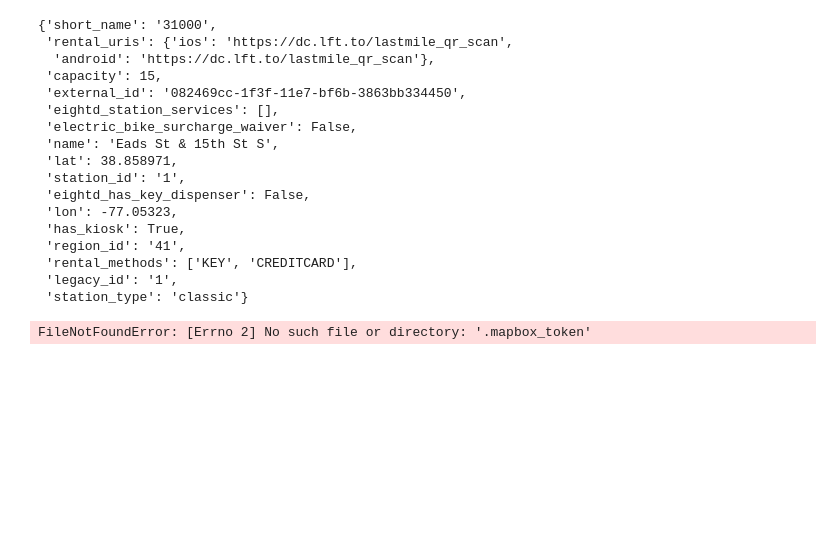
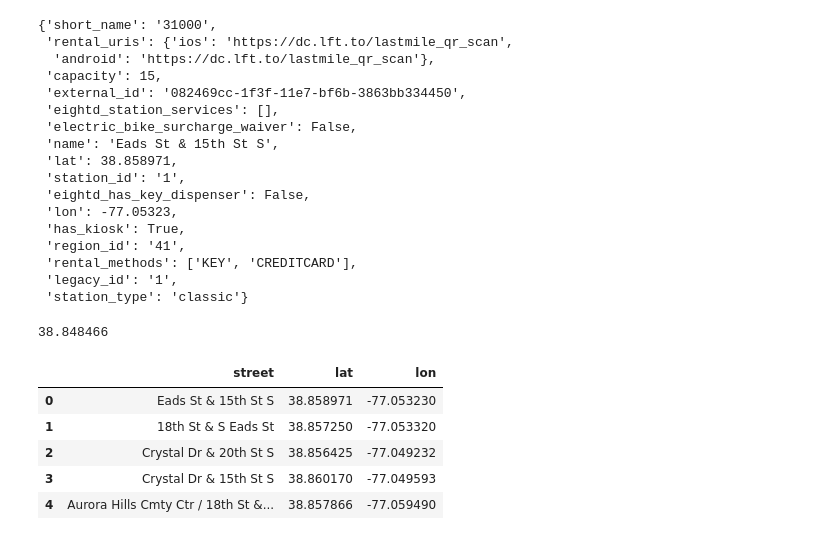
Before and after one commit to DJ1070/Bike-Sharing, a Jupyter notebook: json-import.ipynb, the cells around one changed output. Saved outputs shown, nothing was run; the diff lists cells and outputs as text; code cells hidden in the pictures; blank space fills up the shorter version.

```diff
--- a/json-import.ipynb
+++ b/json-import.ipynb
@@ -230,12 +222,40 @@ d_station_information.data[0][0]
  'rental_methods': ['KEY', 'CREDITCARD'],
  'legacy_id': '1',
  'station_type': 'classic'}
+# %%
+d_station_information.data[0][8]['lat']
+# %% [output]
+38.848466
+# %%
+# Building map for all bike stations
+
+all_stations = []
+lat = []
+lon = []
+
+for i in range(len(d_station_information.data[0])):
+    all_stations.append(d_station_information.data[0][i]['name'])
+    lat.append(d_station_information.data[0][i]['lat'])
+    lon.append(d_station_information.data[0][i]['lon'])
+
+all_stations = pd.DataFrame(all_stations)
+lat = pd.DataFrame(lat)
+lon = pd.DataFrame(lon)
+all_stations['lat'] = lat
+all_stations['lon'] = lon
+all_stations.columns = ['street', 'lat', 'lon']
+# %% [output]
+|  | street | lat | lon |
+| 0 | Eads St & 15th St S | 38.858971 | -77.053230 |
+| 1 | 18th St & S Eads St | 38.857250 | -77.053320 |
+| 2 | Crystal Dr & 20th St S | 38.856425 | -77.049232 |
+| 3 | Crystal Dr & 15th St S | 38.860170 | -77.049593 |
+| 4 | Aurora Hills Cmty Ctr / 18th St &... | 38.857866 | -77.059490 |
 # %%
 #px.set_mapbox_access_token(open(".mapbox_token").read())
-fig = px.scatter_geo(d_station_information[0],
-                    lat=lat.y,
-                    lon=lon.x,
-                    hover_name="name")
+fig = px.scatter_geo(all_stations,
+                    lat='lat',
+                    lon='lon',
+                    hover_name="street")
+
 fig.show()
-# %% [output]
-FileNotFoundError: [Errno 2] No such file or directory: '.mapbox_token'
```
Also changed, not shown: parts of 11 cells of this notebook.
